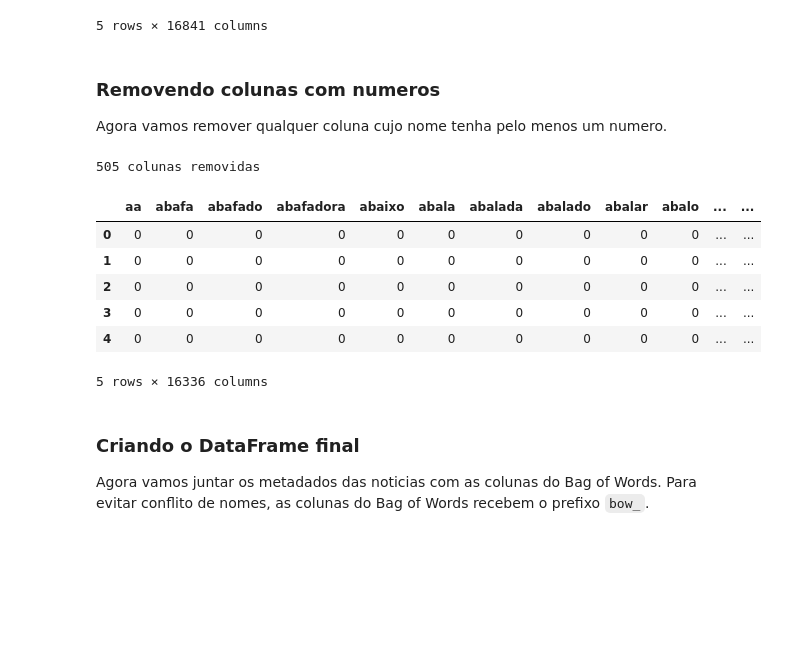
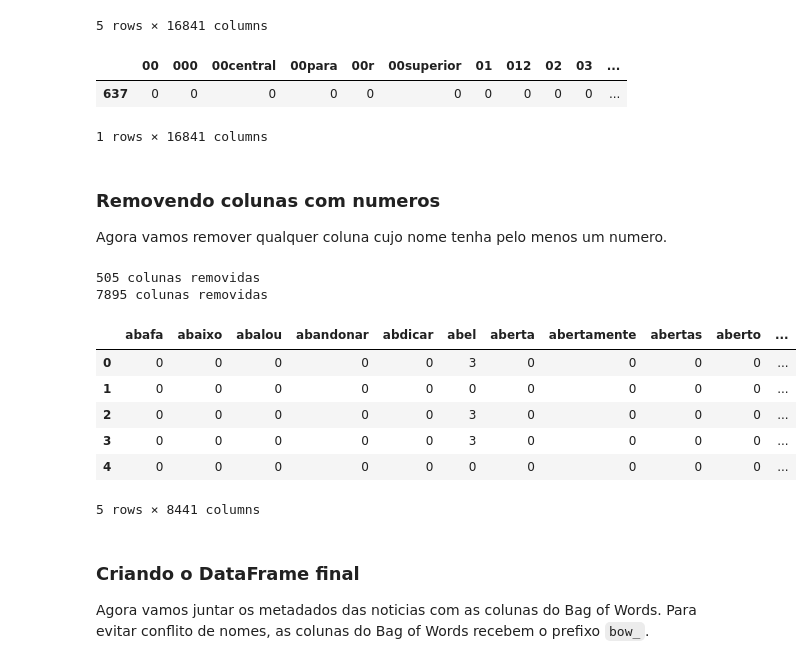
Before and after one commit to Giloca9/perspectiva-dados, a Jupyter notebook: PLN/Codigo_PLN.ipynb, the cells around one changed output. Cells and saved outputs as stored; diff of their text form; code cells hidden in the pictures; blank space fills up the shorter version.

```diff
--- a/PLN/Codigo_PLN.ipynb
+++ b/PLN/Codigo_PLN.ipynb
@@ -128,6 +128,13 @@ df_bow.head()
 | 3 | 0 | 0 | 0 | 0 | 0 | 0 | 0 | 0 | 0 | 0 | ... |
 | 4 | 0 | 0 | 0 | 0 | 0 | 0 | 0 | 0 | 0 | 0 | ... |
 5 rows × 16841 columns
+# %%
+df_bow[df_bow["zvlr9u0adq"]>0]
+#df_bow.columns
+# %% [output]
+|  | 00 | 000 | 00central | 00para | 00r | 00superior | 01 | 012 | 02 | 03 | ... |
+| 637 | 0 | 0 | 0 | 0 | 0 | 0 | 0 | 0 | 0 | 0 | ... |
+1 rows × 16841 columns
 # %% [markdown]
 ### Removendo colunas com numeros
 
@@ -135,19 +142,25 @@ Agora vamos remover qualquer coluna cujo nome tenha pelo menos um numero.
 # %%
 colunas_com_numeros = [col for col in df_bow.columns if any(char.isdigit() for char in col)]
 
 df_bow = df_bow.drop(columns=colunas_com_numeros)
 
+freq=df_bow.sum(axis=0)
+colunas_validas = freq[freq>2].index
+df_bow = df_bow[colunas_validas]
+
 print(f"{len(colunas_com_numeros)} colunas removidas")
+print(f"{len(freq) - len(colunas_validas)} colunas removidas")
 df_bow.head()
 # %% [output]
 505 colunas removidas
+7895 colunas removidas
-|  | aa | abafa | abafado | abafadora | abaixo | abala | abalada | abalado | abalar | abalo | ... | ... |
-| 0 | 0 | 0 | 0 | 0 | 0 | 0 | 0 | 0 | 0 | 0 | ... | ... |
-| 1 | 0 | 0 | 0 | 0 | 0 | 0 | 0 | 0 | 0 | 0 | ... | ... |
-| 2 | 0 | 0 | 0 | 0 | 0 | 0 | 0 | 0 | 0 | 0 | ... | ... |
-| 3 | 0 | 0 | 0 | 0 | 0 | 0 | 0 | 0 | 0 | 0 | ... | ... |
-| 4 | 0 | 0 | 0 | 0 | 0 | 0 | 0 | 0 | 0 | 0 | ... | ... |
+|  | abafa | abaixo | abalou | abandonar | abdicar | abel | aberta | abertamente | abertas | aberto | ... |
+| 0 | 0 | 0 | 0 | 0 | 0 | 3 | 0 | 0 | 0 | 0 | ... |
+| 1 | 0 | 0 | 0 | 0 | 0 | 0 | 0 | 0 | 0 | 0 | ... |
+| 2 | 0 | 0 | 0 | 0 | 0 | 3 | 0 | 0 | 0 | 0 | ... |
+| 3 | 0 | 0 | 0 | 0 | 0 | 3 | 0 | 0 | 0 | 0 | ... |
+| 4 | 0 | 0 | 0 | 0 | 0 | 0 | 0 | 0 | 0 | 0 | ... |
-5 rows × 16336 columns
+5 rows × 8441 columns
 # %% [markdown]
 ### Criando o DataFrame final
 
```
Also changed, not shown: parts of 4 cells of this notebook.
